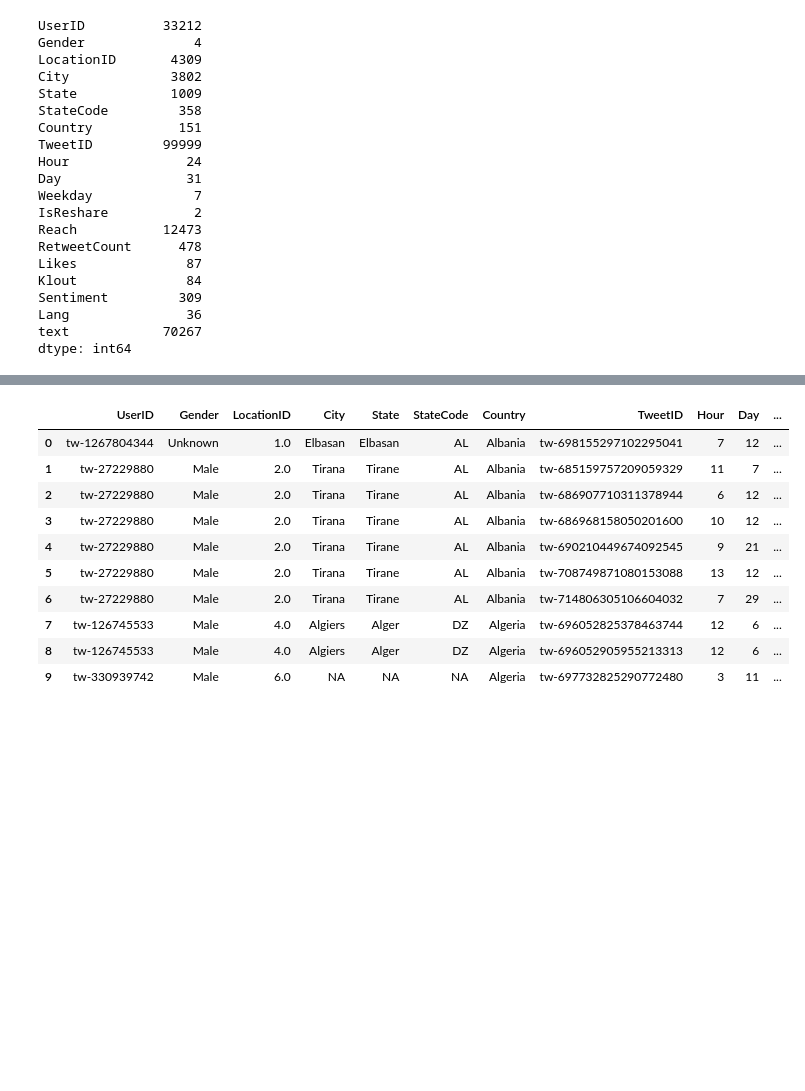
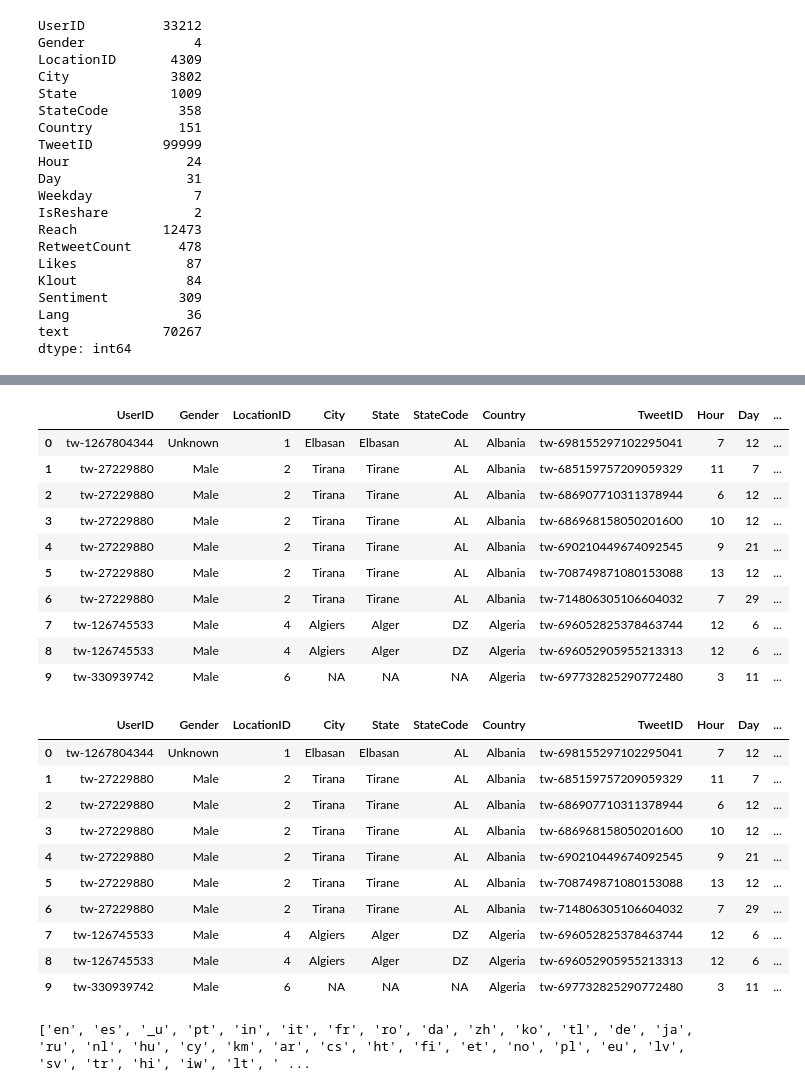
Before and after one commit to abhayvikramnayak98/TweetMetrics, a Jupyter notebook: pandasAnswers.ipynb, the cells around one changed output, grey strips where cells are left out. Drawn from its saved outputs; the diff is of its cells as text; code cells hidden in the pictures; blank space fills up the shorter version.

```diff
--- a/pandasAnswers.ipynb
+++ b/pandasAnswers.ipynb
@@ -122,4 +125,20 @@ SentimentText    object
 dtype: object
+# %%
+# Changing the datatypes of the columns in the dataframe
+tweets_df[['LocationID', 'Reach', 'RetweetCount', 'Likes', 'Klout']] = tweets_df[['LocationID', 'Reach', 'RetweetCount', 'Likes', 'Klout']].astype(int)
+tweets_df.head(10)
+# %% [output]
+|  | UserID | Gender | LocationID | City | State | StateCode | Country | TweetID | Hour | Day | ... |
+| 0 | tw-1267804344 | Unknown | 1 | Elbasan | Elbasan | AL | Albania | tw-698155297102295041 | 7 | 12 | ... |
+| 1 | tw-27229880 | Male | 2 | Tirana | Tirane | AL | Albania | tw-685159757209059329 | 11 | 7 | ... |
+| 2 | tw-27229880 | Male | 2 | Tirana | Tirane | AL | Albania | tw-686907710311378944 | 6 | 12 | ... |
+| 3 | tw-27229880 | Male | 2 | Tirana | Tirane | AL | Albania | tw-686968158050201600 | 10 | 12 | ... |
+| 4 | tw-27229880 | Male | 2 | Tirana | Tirane | AL | Albania | tw-690210449674092545 | 9 | 21 | ... |
+| 5 | tw-27229880 | Male | 2 | Tirana | Tirane | AL | Albania | tw-708749871080153088 | 13 | 12 | ... |
+| 6 | tw-27229880 | Male | 2 | Tirana | Tirane | AL | Albania | tw-714806305106604032 | 7 | 29 | ... |
+| 7 | tw-126745533 | Male | 4 | Algiers | Alger | DZ | Algeria | tw-696052825378463744 | 12 | 6 | ... |
+| 8 | tw-126745533 | Male | 4 | Algiers | Alger | DZ | Algeria | tw-696052905955213313 | 12 | 6 | ... |
+| 9 | tw-330939742 | Male | 6 | NA | NA | NA | Algeria | tw-697732825290772480 | 3 | 11 | ... |
 # %%
 # Classifying the sentiment as per the values in the dataframe.
 classifySentiment = lambda x: 'Neutral' if x == 0 else ('Positive' if x > 0 else 'Negative')
@@ -127,13 +146,18 @@ tweets_df['SentimentText'] = tweets_df['Sentiment'].apply(classifySentiment)
 tweets_df.head(10)
 # %% [output]
 |  | UserID | Gender | LocationID | City | State | StateCode | Country | TweetID | Hour | Day | ... |
-| 0 | tw-1267804344 | Unknown | 1.0 | Elbasan | Elbasan | AL | Albania | tw-698155297102295041 | 7 | 12 | ... |
-| 1 | tw-27229880 | Male | 2.0 | Tirana | Tirane | AL | Albania | tw-685159757209059329 | 11 | 7 | ... |
-| 2 | tw-27229880 | Male | 2.0 | Tirana | Tirane | AL | Albania | tw-686907710311378944 | 6 | 12 | ... |
-| 3 | tw-27229880 | Male | 2.0 | Tirana | Tirane | AL | Albania | tw-686968158050201600 | 10 | 12 | ... |
-| 4 | tw-27229880 | Male | 2.0 | Tirana | Tirane | AL | Albania | tw-690210449674092545 | 9 | 21 | ... |
-| 5 | tw-27229880 | Male | 2.0 | Tirana | Tirane | AL | Albania | tw-708749871080153088 | 13 | 12 | ... |
-| 6 | tw-27229880 | Male | 2.0 | Tirana | Tirane | AL | Albania | tw-714806305106604032 | 7 | 29 | ... |
-| 7 | tw-126745533 | Male | 4.0 | Algiers | Alger | DZ | Algeria | tw-696052825378463744 | 12 | 6 | ... |
-| 8 | tw-126745533 | Male | 4.0 | Algiers | Alger | DZ | Algeria | tw-696052905955213313 | 12 | 6 | ... |
-| 9 | tw-330939742 | Male | 6.0 | NA | NA | NA | Algeria | tw-697732825290772480 | 3 | 11 | ... |
+| 0 | tw-1267804344 | Unknown | 1 | Elbasan | Elbasan | AL | Albania | tw-698155297102295041 | 7 | 12 | ... |
+| 1 | tw-27229880 | Male | 2 | Tirana | Tirane | AL | Albania | tw-685159757209059329 | 11 | 7 | ... |
+| 2 | tw-27229880 | Male | 2 | Tirana | Tirane | AL | Albania | tw-686907710311378944 | 6 | 12 | ... |
+| 3 | tw-27229880 | Male | 2 | Tirana | Tirane | AL | Albania | tw-686968158050201600 | 10 | 12 | ... |
+| 4 | tw-27229880 | Male | 2 | Tirana | Tirane | AL | Albania | tw-690210449674092545 | 9 | 21 | ... |
+| 5 | tw-27229880 | Male | 2 | Tirana | Tirane | AL | Albania | tw-708749871080153088 | 13 | 12 | ... |
+| 6 | tw-27229880 | Male | 2 | Tirana | Tirane | AL | Albania | tw-714806305106604032 | 7 | 29 | ... |
+| 7 | tw-126745533 | Male | 4 | Algiers | Alger | DZ | Algeria | tw-696052825378463744 | 12 | 6 | ... |
+| 8 | tw-126745533 | Male | 4 | Algiers | Alger | DZ | Algeria | tw-696052905955213313 | 12 | 6 | ... |
+| 9 | tw-330939742 | Male | 6 | NA | NA | NA | Algeria | tw-697732825290772480 | 3 | 11 | ... |
+# %%
+# Checking the unique languages
+print(list(tweets_df['Lang'].unique()))
+# %% [output]
+['en', 'es', '_u', 'pt', 'in', 'it', 'fr', 'ro', 'da', 'zh', 'ko', 'tl', 'de', 'ja', 'ru', 'nl', 'hu', 'cy', 'km', 'ar', 'cs', 'ht', 'fi', 'et', 'no', 'pl', 'eu', 'lv', 'sv', 'tr', 'hi', 'iw', 'lt', ' ...
```
Also changed, not shown: parts of 1 cell of this notebook.
